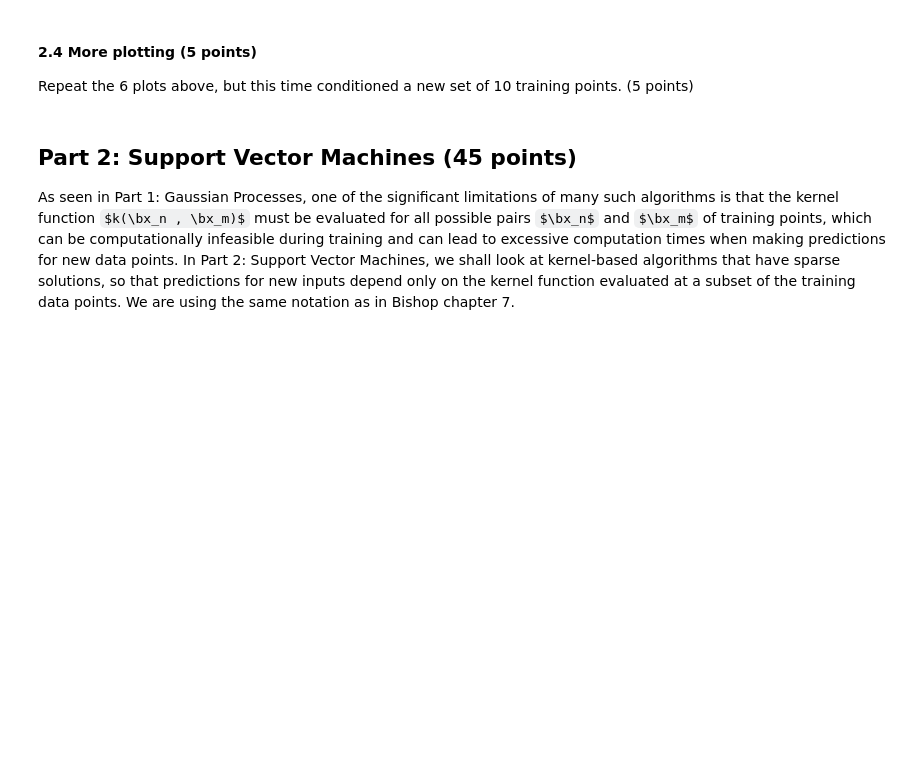
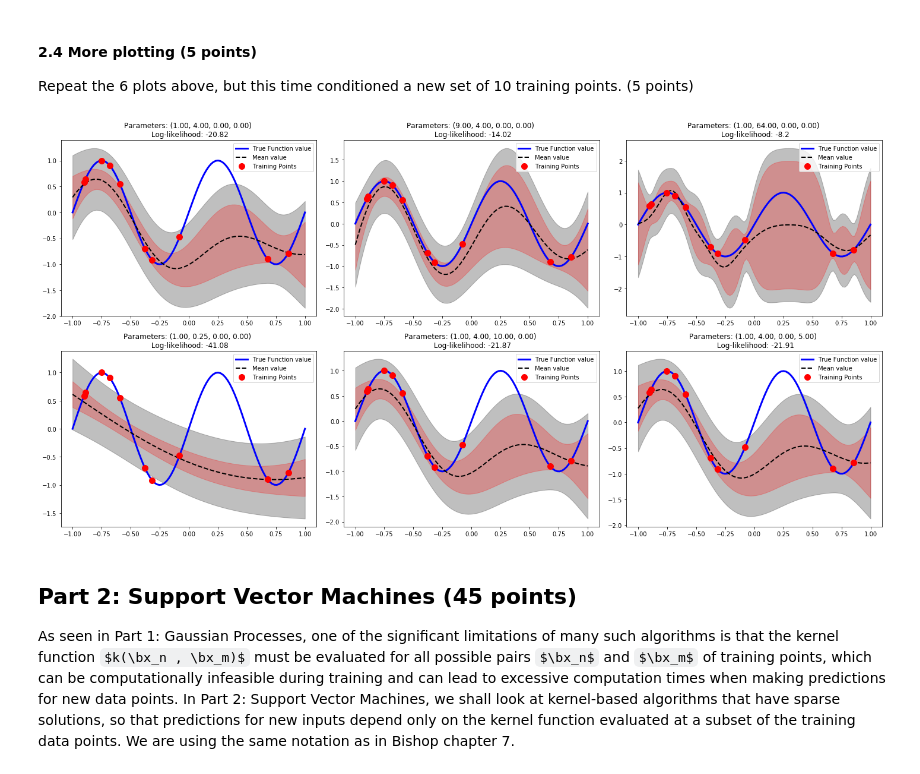
Before and after one commit to JRMfer/Machine_Learning, a Jupyter notebook: Assignment 3/lab3_Julien.ipynb, the cells around one changed output. Saved outputs shown, nothing was run; the diff lists cells and outputs as text; code cells hidden in the pictures; some formulas as TeX source; blank space fills up the shorter version.

```diff
--- a/Assignment 3/lab3_Julien.ipynb
+++ b/Assignment 3/lab3_Julien.ipynb
@@ -378,3 +435,34 @@ raise NotImplementedError()
+# %%
+# Generate only 2 datapoints with corresponding true value and training value
+x_train = np.random.uniform(-1, 1, 10)
+y_train = true_mean_function(x_train)
+t_train = add_noise(y_train, sigma)
+
+# Create subplots for predictive distribution conditioned on the training points
+fig, axes = plt.subplots(2, 3, figsize=(20, 10))
+for row, thetas in enumerate(thetas_test):
+    for column, theta in enumerate(thetas):
+
+        # Determine mean, variance of predective distribution and covariance of marginal ditribution of t
+        mean_test, std_test, C_in = gp_predictive_distribution(x_train, t_train, x_test, theta, beta, C=None)
+
+        # Make subplot
+        gp_plot_with_axes(axes[row, column], x_test, y_test, mean_test, std_test, x_train, y_train, theta, beta)
+
+        # Determine log-likelihood w.r.t to training points and parameters theta
+        log_likelihood, _, _ = gp_log_likelihood(x_train, t_train, theta, beta, C=C_in, invC=None)
+
+        # Set title w.r.t the paramaters theta
+        axes[row, column].set_title("Parameters: ({:.2f}, {:.2f}, {:.2f}, {:.2f}) \n Log-likelihood: {}"
+                                    .format(theta[0], theta[1], theta[2], theta[3], round(log_likelihood, 2)))
+
+        # Set legend
+        axes[row, column].legend()
+
+plt.tight_layout()
+plt.show()
+# %% [output]
+[figure, added]
 # %% [markdown]
 ## Part 2: Support Vector Machines (45 points)
 As seen in Part 1: Gaussian Processes, one of the significant limitations of many such algorithms is that the kernel function $k(\bx_n , \bx_m)$ must be evaluated for all possible pairs $\bx_n$ and $\bx_m$ of training points, which can be computationally infeasible during training and can lead to excessive computation times when making predictions for new data points.
```
Also changed, not shown: parts of 11 cells of this notebook.
